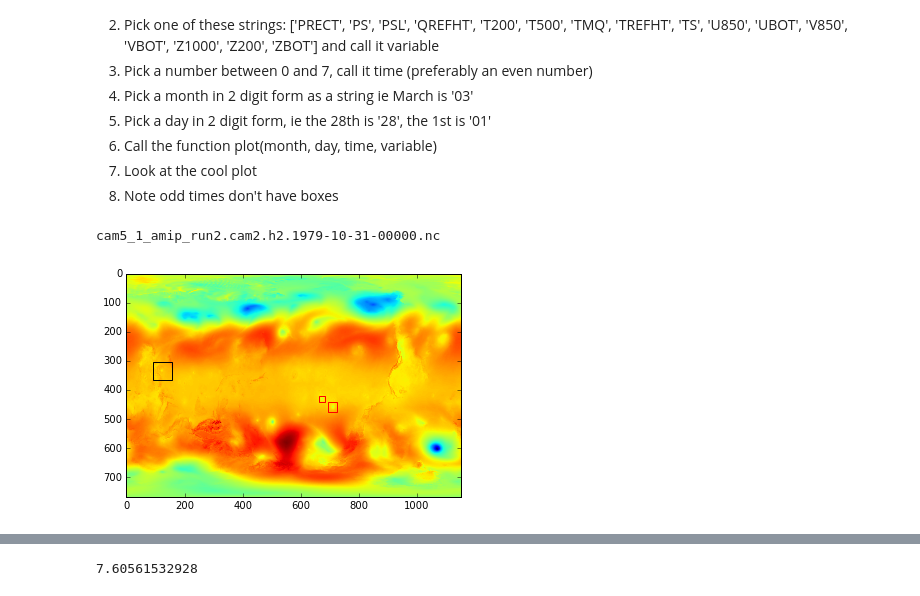
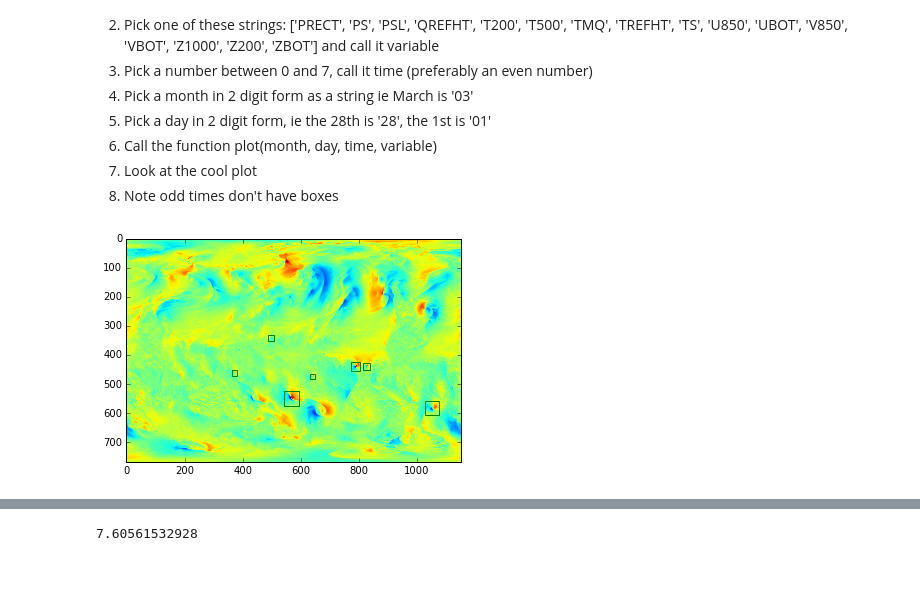
Before and after one commit to eracah/climate-dl, a Jupyter notebook: tutorials/plotting_demo.ipynb, the cells around one changed output, grey strips where cells are left out. Drawn from its saved outputs; the diff is of its cells as text; code cells hidden in the pictures.

```diff
--- a/tutorials/plotting_demo.ipynb
+++ b/tutorials/plotting_demo.ipynb
@@ -77,6 +77,13 @@ def get_boxes_for_given_time_slice(dataset, time_ind):
                                                                                  u'teca_ymin',
                                                                                  u'teca_ymax',
                                                                                  u'teca_category']]
+    for i,cat in enumerate(categories):
+        if cat == -1:
+            categories[i] = 0
+        else:
+            categories[i] = 1
+
+
     if not all(xmins) and not all(xmaxes):
         print "No boxes for this time step!"
     return zip(xmins, xmaxes, ymins, ymaxes, categories)
@@ -87,7 +94,7 @@ def add_bbox(subplot,bbox):
     colors = ['r','g', 'b', 'y', 'k']
     xmin,xmax,ymin, ymax, category = bbox
     subplot.add_patch(patches.Rectangle(
-    xy=(xmin,ymin),
+    xy=(xmin, ymin),
     width=xmax - xmin,
     height=ymax - ymin,
     fill=False, color=colors[category]))
@@ -125,7 +132,6 @@ def plot(month='05',day='05',time=0,variable='TMQ', with_box=True):
     dataset = nc.Dataset(maindir+'/'+ filename, "r", format="NETCDF4")
     plot_box(dataset, time, variable, with_box)
 # %%
-plot(month='10', day='31', time=0, variable='PSL', with_box=True)
+plot(month='10', day='06', time=0, variable='VBOT', with_box=True)
 # %% [output]
-cam5_1_amip_run2.cam2.h2.1979-10-31-00000.nc
-[figure, old version]
+[figure, new version]
```
Also changed, not shown: parts of 5 cells of this notebook, 2 other files.
